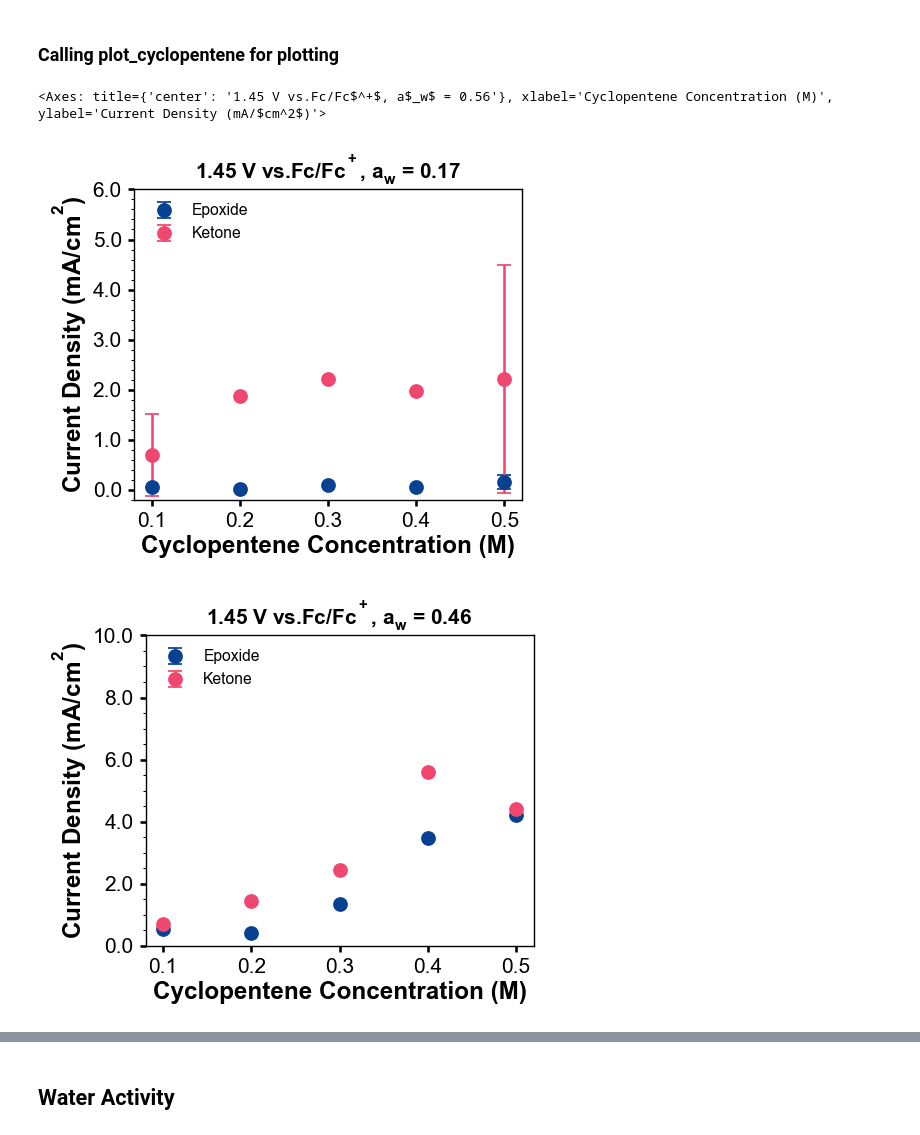
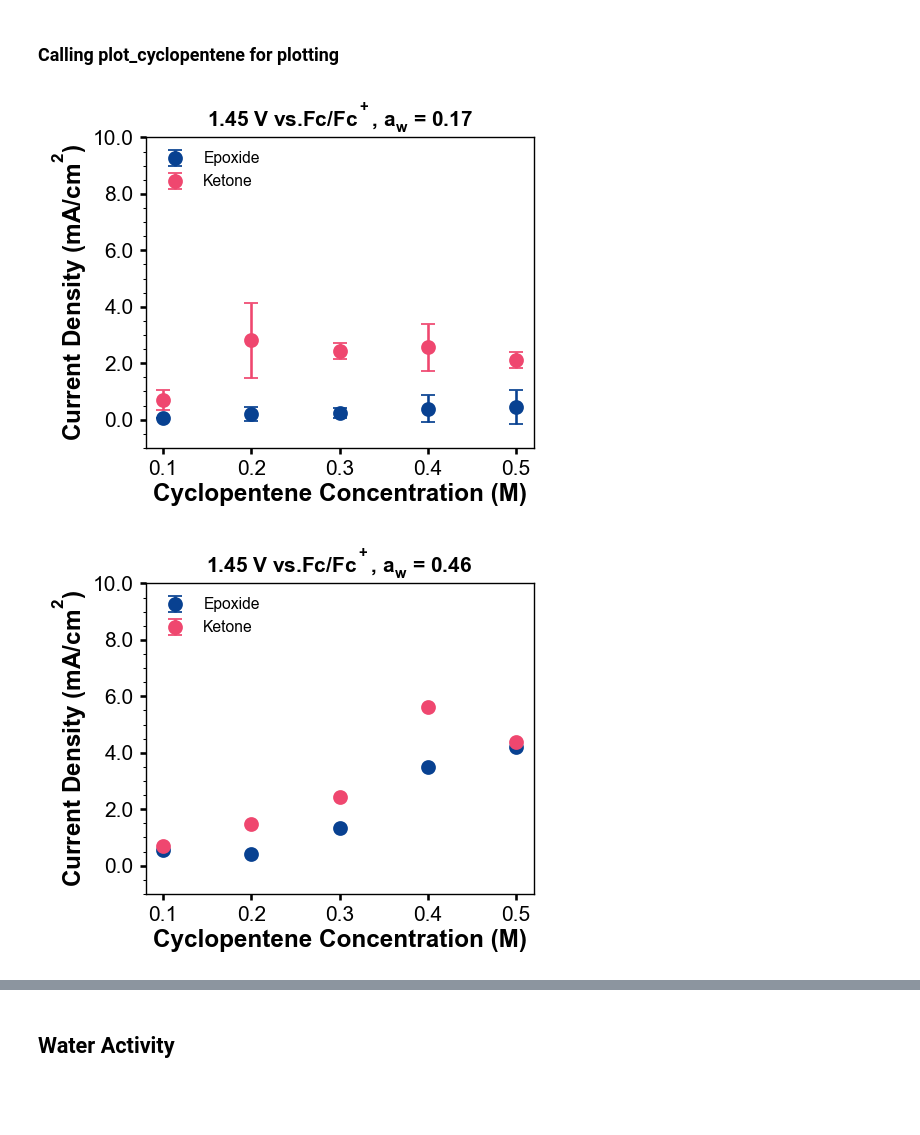
Before and after one commit to CJiang74/MnO_kinetics, a Jupyter notebook: MnO_kinetics.ipynb, the cells around one changed output, grey strips where cells are left out. Drawn from its saved outputs; the diff is of its cells as text; code cells hidden in the pictures; blank space fills up the shorter version.

```diff
--- a/MnO_kinetics.ipynb
+++ b/MnO_kinetics.ipynb
@@ -33,0 +26,8 @@ df_init.head()
+# %%
+fname = "/Users/chenyujiang/Python/kinetics/cyclopentene.xlsx"
+df= pd.read_excel(fname)
+#drop the row from df where exp iD is CJ_OO_323
+#rename Exp iD column to exp_iD
+df = df.rename(columns={"Exp iD": "exp_iD"})
+df_init = df[df.exp_iD != 'CJ_OO_320']
+df_init.head()
@@ -207,7 +214,7 @@ def plot_cyclopentene(df, potential, activity_water):
     ax.errorbar(
         df_cyclopentene["conc_cyclopentene"],
         df_cyclopentene["j_ketone"]["mean"],
-        yerr=df_cyclopentene["FE_ketone"]["std"],
+        yerr=df_cyclopentene["j_ketone"]["std"],
         fmt=".",
         label="Ketone",
         c=c_k,
@@ -228,10 +273,14 @@ def plot_cyclopentene(df, potential, activity_water):
 # %%
 from epoxide_ketone_kinectic import plot_cyclopentene
 ax = plot_cyclopentene(df_init, 1.45, 0.17)
-ax.set_ylim(-0.2,6)
-plot_cyclopentene(df_init, 1.45, 0.46)
-plot_cyclopentene(df_init, 1.45, 0.56)
+#set yaxis in log scale
+'''ax.set_ylim(0.1, 10)
+ax.set_yscale('log')
+ax.set_yticks(np.arange(1, 10,2))
+ax.set_yticklabels(np.arange(1, 10,2))'''
+ax1 = plot_cyclopentene(df_init, 1.45, 0.46)
+
+ax2 = plot_cyclopentene(df_init, 1.45, 0.56)
 # %% [output]
-<Axes: title={'center': '1.45 V vs.Fc/Fc$^+$, a$_w$ = 0.56'}, xlabel='Cyclopentene Concentration (M)', ylabel='Current Density (mA/$cm^2$)'>
-[figure, old version]
+[figure, new version]
-[figure, old version]
+[figure, new version]
```
Also changed, not shown: parts of 15 cells of this notebook, 1 other file.
